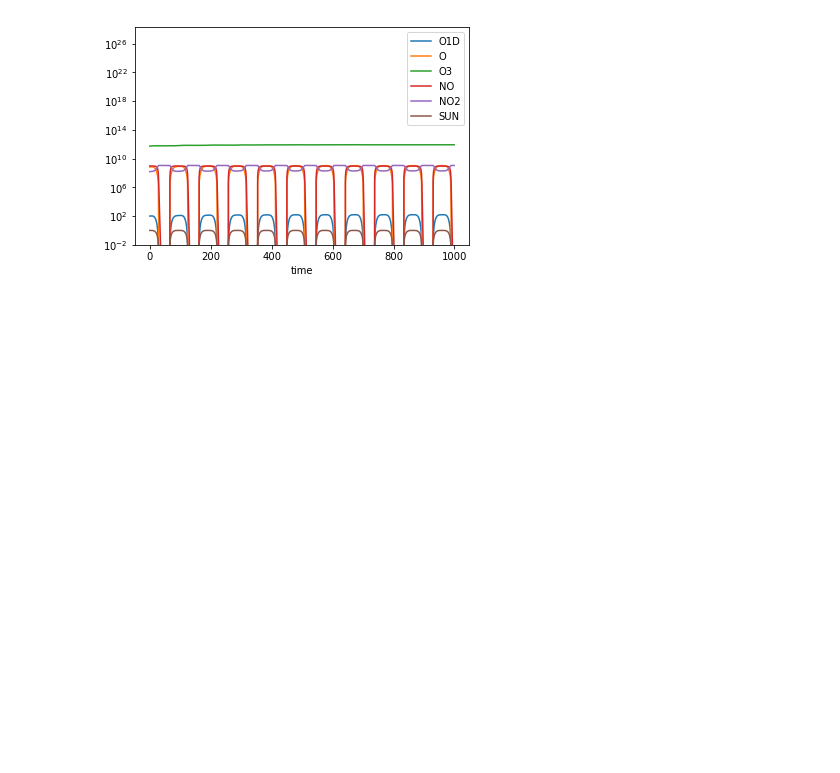
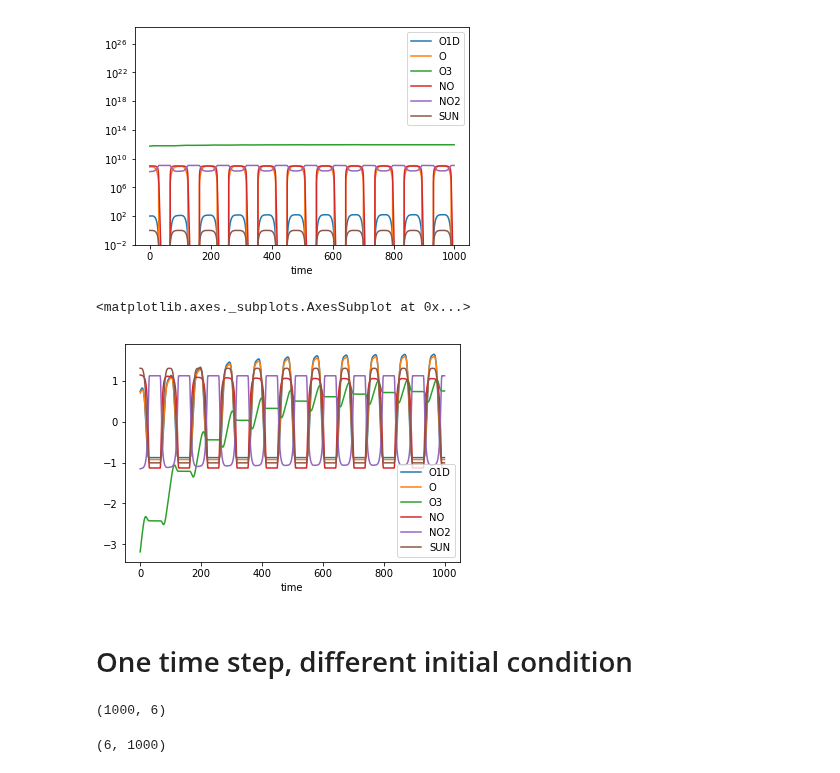
Before and after one commit to JiaweiZhuang/KPP, a Jupyter notebook: my_tests/small_strato/use_f2py.ipynb, the cells around one changed output. Cells and saved outputs as stored; diff of their text form; code cells hidden in the pictures; blank space fills up the shorter version.

Commit message:
small_strato f2py function for looping over initial condition.
Remember to remove Update_SUN() in Intergrator.f90

```diff
--- a/my_tests/small_strato/use_f2py.ipynb
+++ b/my_tests/small_strato/use_f2py.ipynb
@@ -29,7 +23,6 @@ dtype: float64
 # %%
 import small_strato_f90.kpp4py as kpp4py
 # %%
-%%time
-y_history = kpp4py.forward(df_init.values, 1000)
+%time y_history = kpp4py.forward(df_init.values, 1000)
 y_history.shape
 # %% [output]
@@ -55,4 +49,20 @@ df_history.plot(y=None, ylim=[1e-2, None], logy=True)
 # %%
 from sklearn.preprocessing import StandardScaler
 # %%
-StandardScaler(copy=False).fit_transform(df_history.values);
+df_history_scaled = df_history.copy()
+StandardScaler(copy=False).fit_transform(df_history_scaled.values);
+df_history_scaled.plot()
+# %% [output]
+<matplotlib.axes._subplots.AxesSubplot at 0x...>
+[figure, added]
+# %% [markdown]
+# One time step, different initial condition
+# %%
+df_history.values.shape
+# %% [output]
+(1000, 6)
+# %%
+y_rerun = kpp4py.onestep(df_history.values.T)
+y_rerun.shape
+# %% [output]
+(6, 1000)
```
Also changed, not shown: parts of 11 cells of this notebook, 2 other files.
